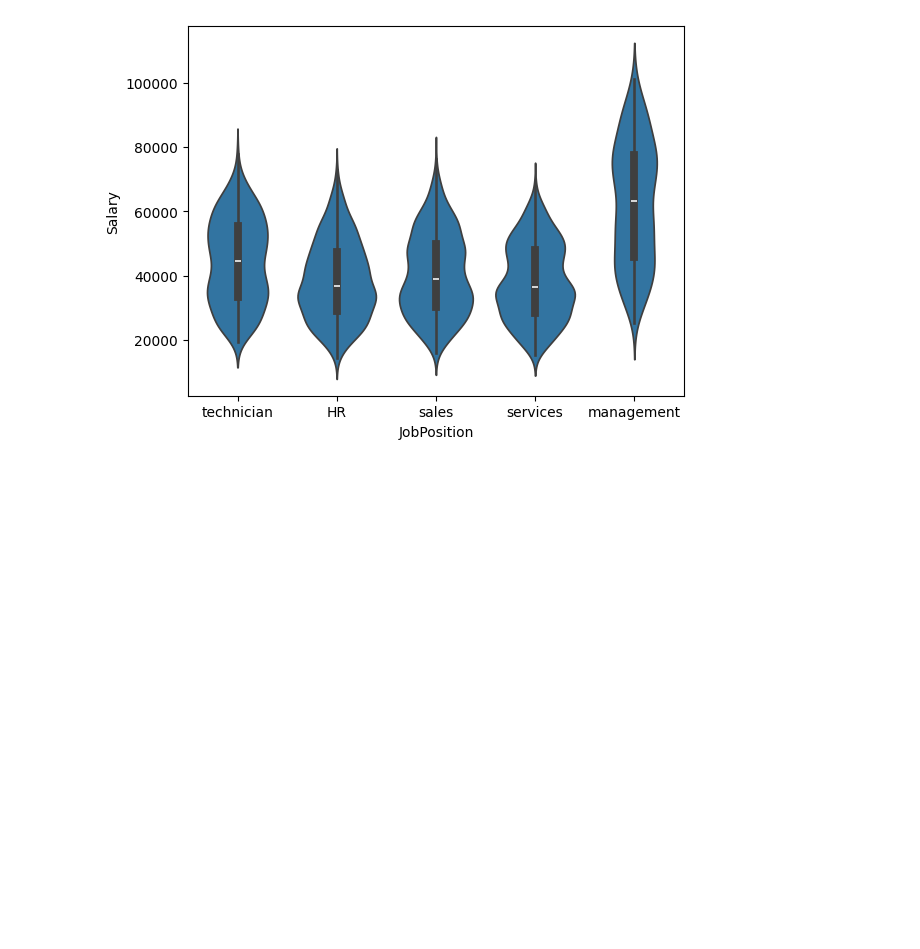
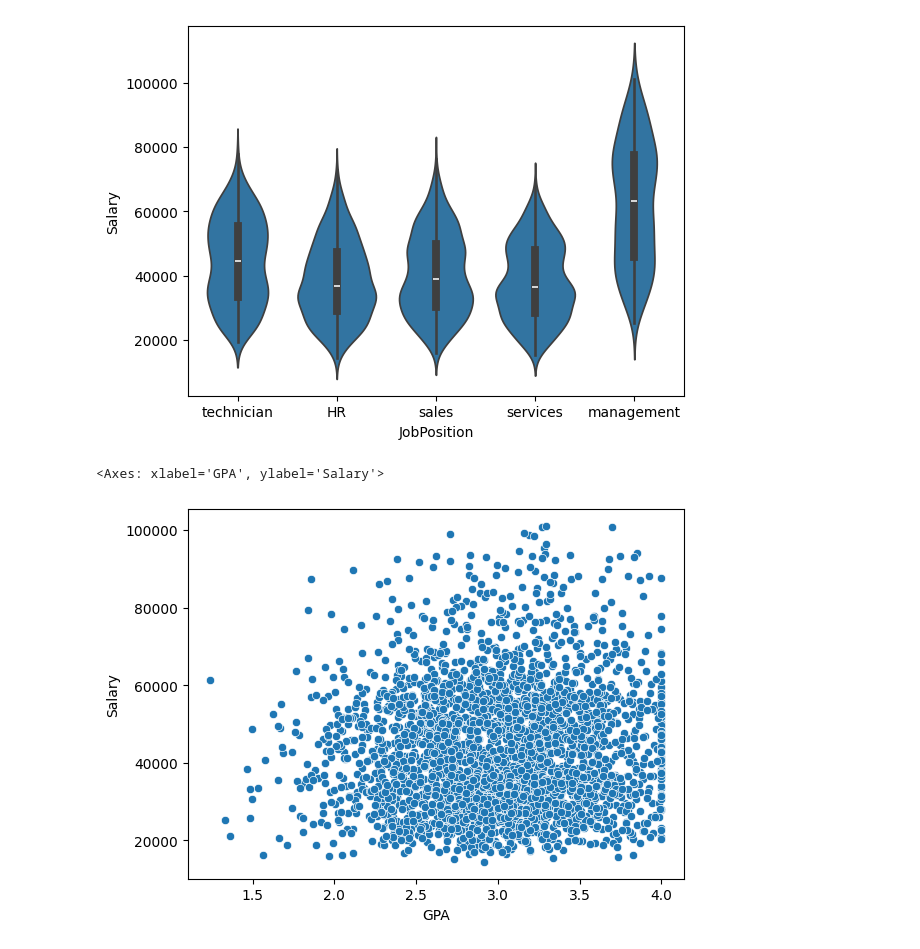
Before and after one commit to S0urC10ud/xai-fuzzy-regrules, a Jupyter notebook: example_unveiling_biases/custom_hiring/analyze_dataset.ipynb, the cells around one changed output. Drawn from its saved outputs; the diff is of its cells as text; code cells hidden in the pictures; blank space fills up the shorter version.

```diff
--- a/example_unveiling_biases/custom_hiring/analyze_dataset.ipynb
+++ b/example_unveiling_biases/custom_hiring/analyze_dataset.ipynb
@@ -3030,0 +25,5 @@ data2 = {
+# %%
+sns.scatterplot(x='GPA', y='Salary', data=df)
+# %% [output]
+<Axes: xlabel='GPA', ylabel='Salary'>
+[figure, added]
```
Also changed, not shown: parts of 1 cell of this notebook, 2 other files.
